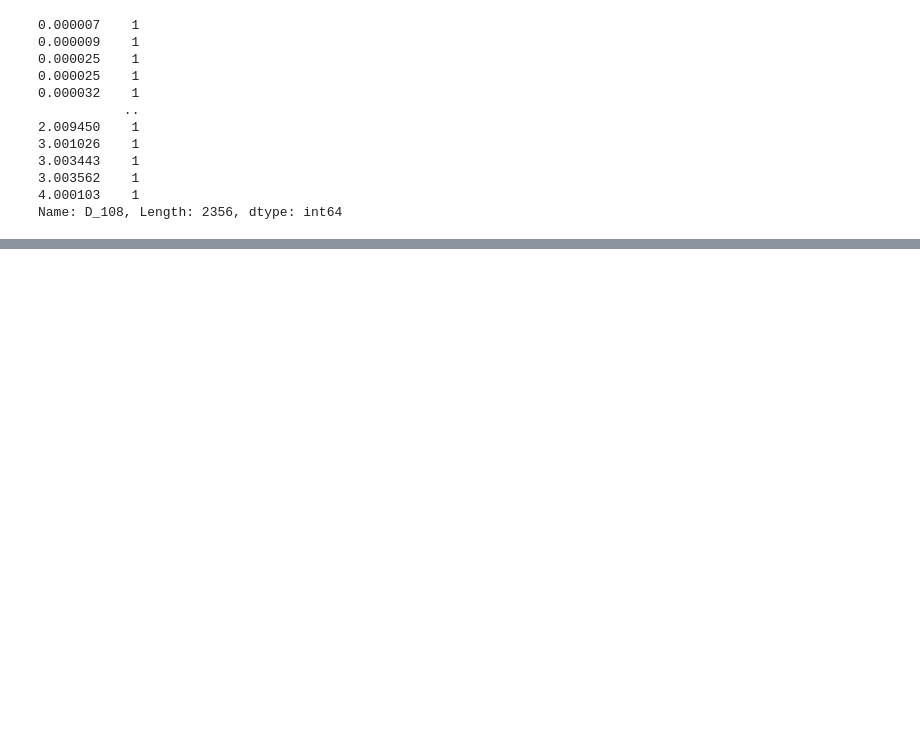
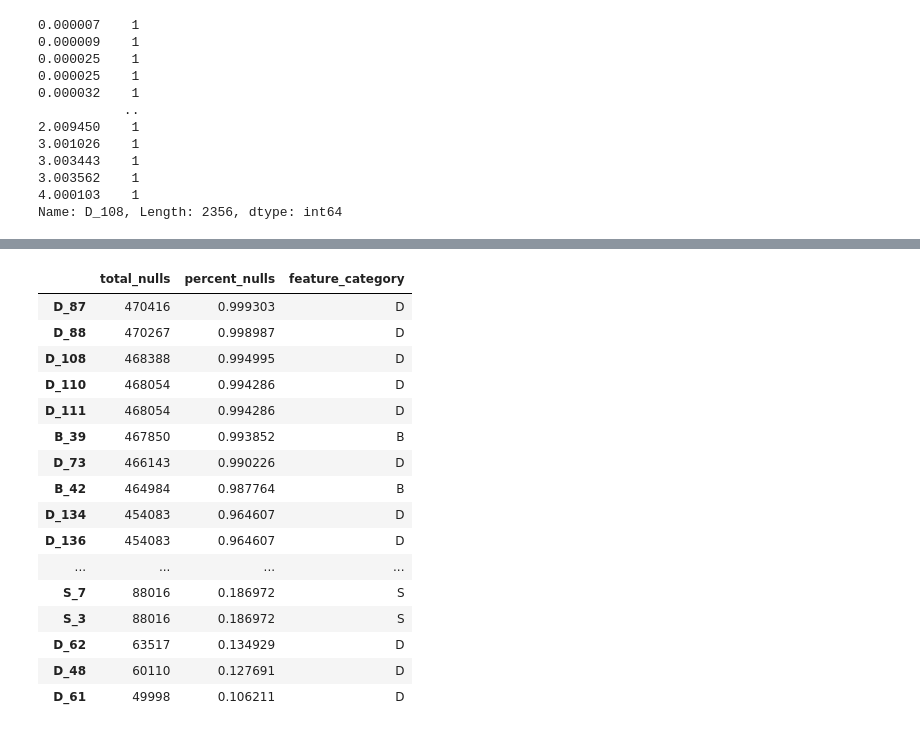
Before and after one commit to We-Need-More-RAM/amex_default_prediction, a Jupyter notebook: notebooks/ryan/2.0_checking_out_the_data.ipynb, the cells around one changed output, grey strips where cells are left out. Drawn from its saved outputs; the diff is of its cells as text; code cells hidden in the pictures; blank space fills up the shorter version.

```diff
--- a/notebooks/ryan/2.0_checking_out_the_data.ipynb
+++ b/notebooks/ryan/2.0_checking_out_the_data.ipynb
@@ -223,0 +370,20 @@ Name: D_108, Length: 2356, dtype: int64
+# %%
+null_df[null_df.percent_nulls > .10].sort_values('percent_nulls', ascending=False)
+# %% [output]
+|  | total_nulls | percent_nulls | feature_category |
+| D_87 | 470416 | 0.999303 | D |
+| D_88 | 470267 | 0.998987 | D |
+| D_108 | 468388 | 0.994995 | D |
+| D_110 | 468054 | 0.994286 | D |
+| D_111 | 468054 | 0.994286 | D |
+| B_39 | 467850 | 0.993852 | B |
+| D_73 | 466143 | 0.990226 | D |
+| B_42 | 464984 | 0.987764 | B |
+| D_134 | 454083 | 0.964607 | D |
+| D_136 | 454083 | 0.964607 | D |
+| ... | ... | ... | ... |
+| S_7 | 88016 | 0.186972 | S |
+| S_3 | 88016 | 0.186972 | S |
+| D_62 | 63517 | 0.134929 | D |
+| D_48 | 60110 | 0.127691 | D |
+| D_61 | 49998 | 0.106211 | D |
```
Also changed, not shown: parts of 42 cells of this notebook.
